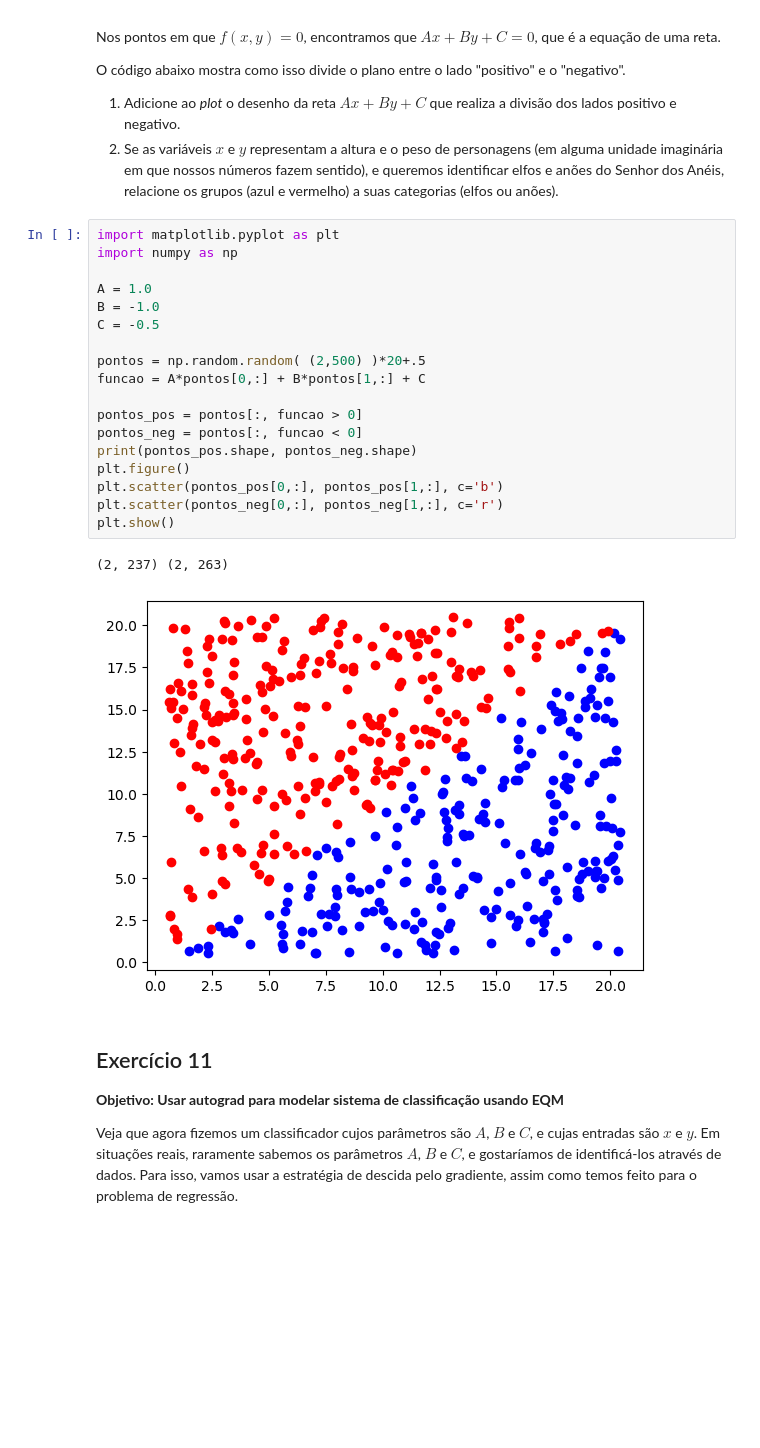
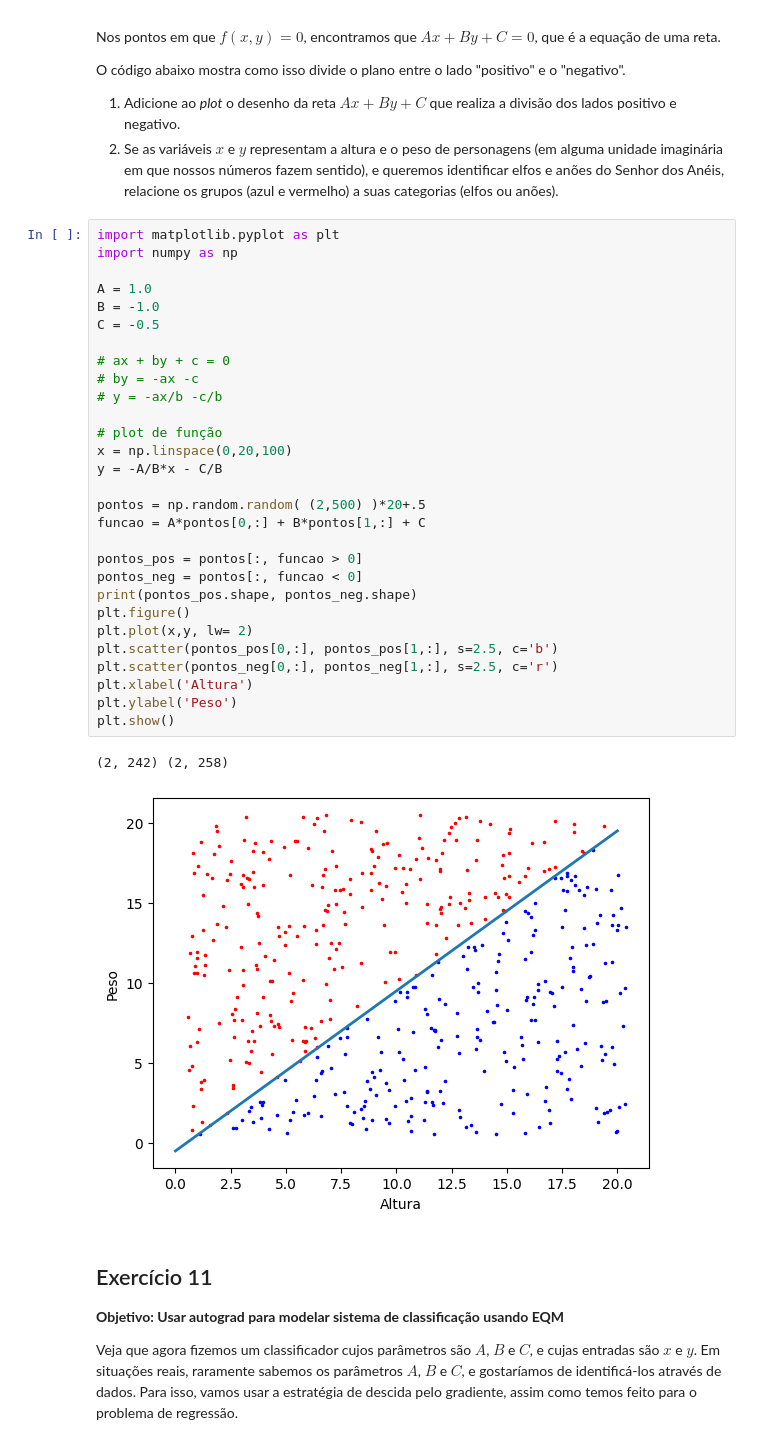
Before and after one commit to LuccaHiratsuca/AlgLin23-2, a Jupyter notebook: notebooks/06-regressao_classificacao.ipynb, the cells around one changed output. Drawn from its saved outputs; the diff is of its cells as text; blank space fills up the shorter version.

```diff
--- a/notebooks/06-regressao_classificacao.ipynb
+++ b/notebooks/06-regressao_classificacao.ipynb
@@ -456,24 +456,35 @@ O código abaixo mostra como isso divide o plano entre o lado "positivo" e o "ne
 # %%
 import matplotlib.pyplot as plt
 import numpy as np
 
 A = 1.0
 B = -1.0
 C = -0.5
 
+# ax + by + c = 0
+# by = -ax -c
+# y = -ax/b -c/b
+
+# plot de função
+x = np.linspace(0,20,100)
+y = -A/B*x - C/B
+
 pontos = np.random.random( (2,500) )*20+.5
 funcao = A*pontos[0,:] + B*pontos[1,:] + C
 
 pontos_pos = pontos[:, funcao > 0]
 pontos_neg = pontos[:, funcao < 0]
 print(pontos_pos.shape, pontos_neg.shape)
 plt.figure()
-plt.scatter(pontos_pos[0,:], pontos_pos[1,:], c='b')
-plt.scatter(pontos_neg[0,:], pontos_neg[1,:], c='r')
+plt.plot(x,y, lw= 2)
+plt.scatter(pontos_pos[0,:], pontos_pos[1,:], s=2.5, c='b')
+plt.scatter(pontos_neg[0,:], pontos_neg[1,:], s=2.5, c='r')
+plt.xlabel('Altura')
+plt.ylabel('Peso')
 plt.show()
 # %% [output]
-(2, 237) (2, 263)
+(2, 242) (2, 258)
-[figure, old version]
+[figure, new version]
 # %% [markdown]
 ## Exercício 11
 **Objetivo: Usar autograd para modelar sistema de classificação usando EQM**
```
Also changed, not shown: parts of 3 cells of this notebook.
